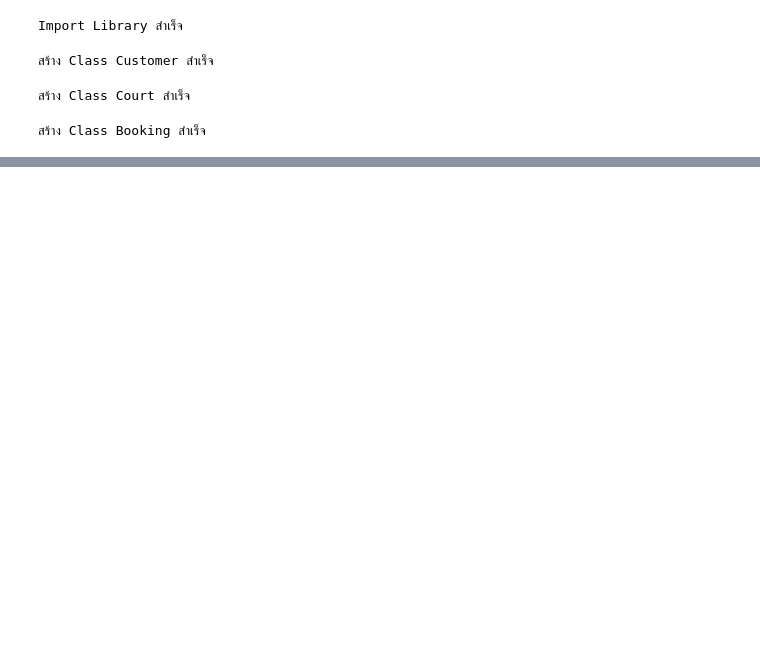
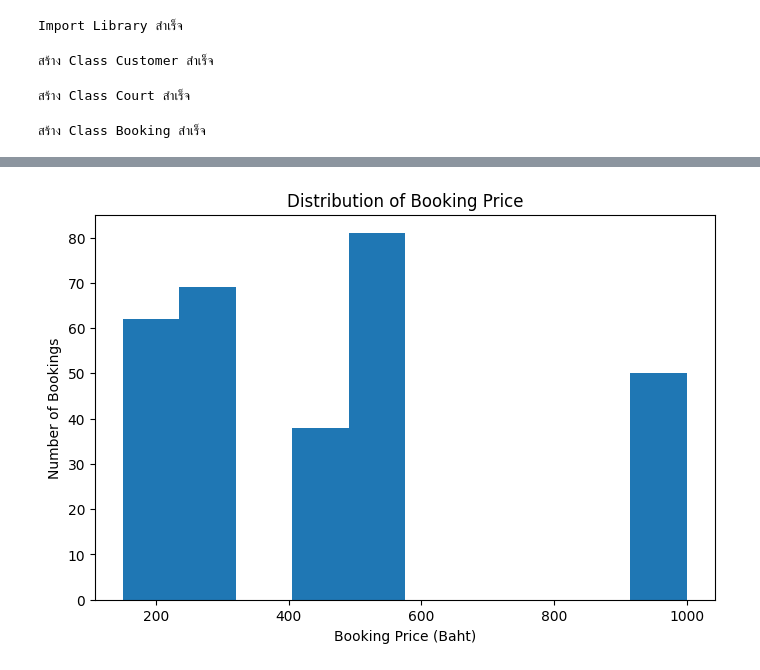
Before and after one commit to niramol489-creator/Project-group13, a Jupyter notebook: Project_group13.ipynb, the cells around one changed output, grey strips where cells are left out. Drawn from its saved outputs; the diff is of its cells as text; code cells hidden in the pictures; blank space fills up the shorter version.

```diff
--- a/Project_group13.ipynb
+++ b/Project_group13.ipynb
@@ -909,0 +1156,38 @@ display(result2)
+# %%
+# ข้อ 29 สร้างกราฟ Histogram แสดงการกระจายของราคาการจอง
+
+plt.figure(figsize=(8, 5))
+# กำหนดขนาดของกราฟ
+# ความกว้าง = 8 นิ้ว และความสูง = 5 นิ้ว
+
+plt.hist(
+    df["total_price"],
+    bins=10
+)
+# สร้างกราฟ Histogram
+# ใช้ข้อมูลราคาการจองจากคอลัมน์ total_price
+# bins=10 แบ่งช่วงของราคาออกเป็น 10 ช่วง
+# เพื่อดูว่าราคาการจองส่วนใหญ่อยู่ในช่วงไหน
+
+plt.title(
+    "Distribution of Booking Price"
+)
+# กำหนดชื่อกราฟ
+# หมายถึง "การกระจายของราคาการจอง"
+
+plt.xlabel(
+    "Booking Price (Baht)"
+)
+# กำหนดชื่อแกน X
+# แกน X แสดงราคาการจอง หน่วยเป็นบาท
+
+plt.ylabel(
+    "Number of Bookings"
+)
+# กำหนดชื่อแกน Y
+# แกน Y แสดงจำนวนการจองในแต่ละช่วงราคา
+
+plt.show()
+# แสดงกราฟ
+# %% [output]
+[figure, added]
```
Also changed, not shown: parts of 20 cells of this notebook.
